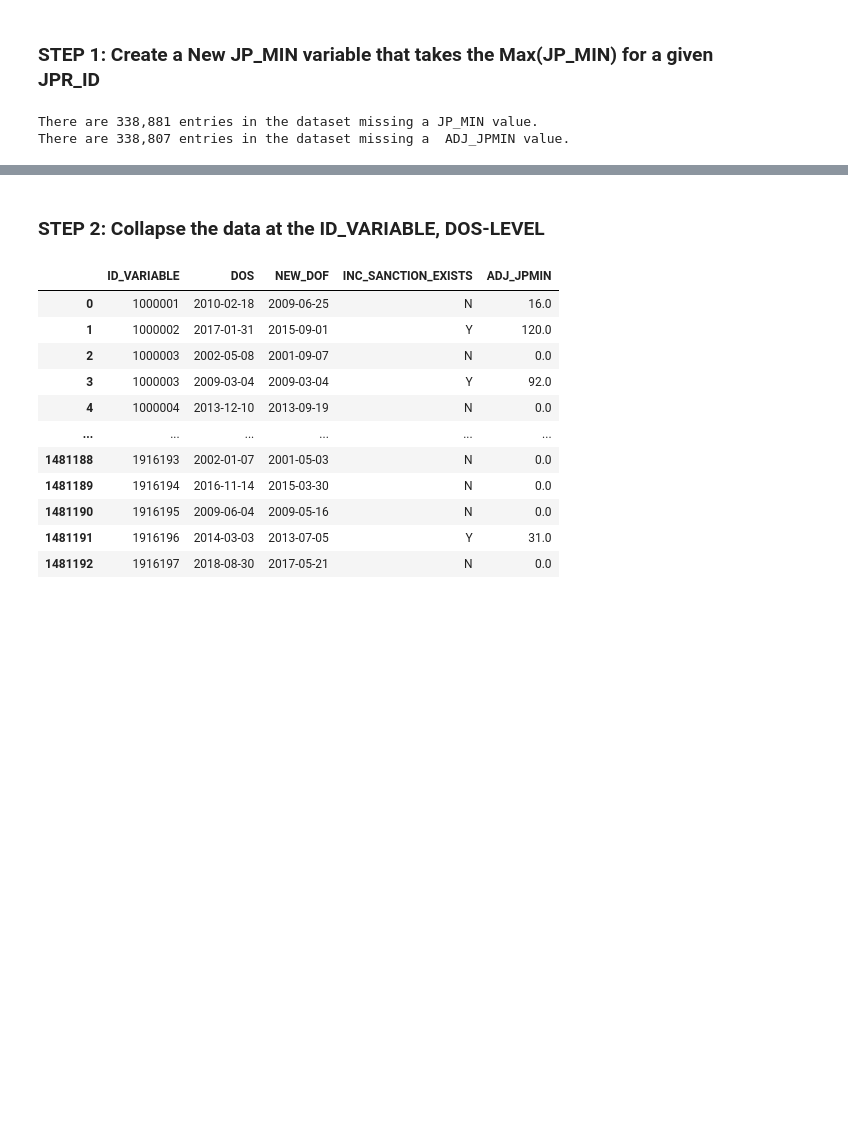
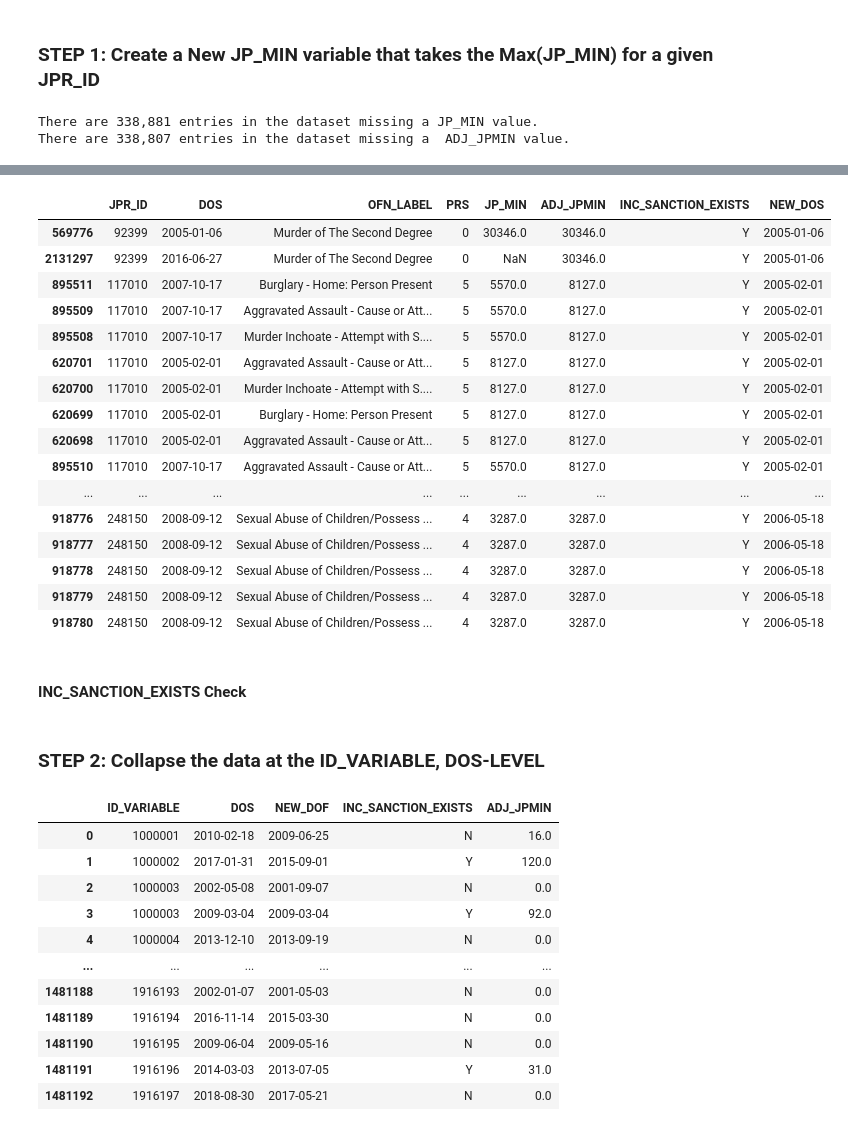
Before and after one commit to aud-z/PA_sentencing, a Jupyter notebook: data_cleaning_pipeline.ipynb, the cells around one changed output, grey strips where cells are left out. Drawn from its saved outputs; the diff is of its cells as text; code cells hidden in the pictures; blank space fills up the shorter version.

```diff
--- a/data_cleaning_pipeline.ipynb
+++ b/data_cleaning_pipeline.ipynb
@@ -184,3 +237,27 @@ There are 338,807 entries in the dataset missing a  ADJ_JPMIN value.
+# %%
+#create a new column with the NEW_DOS value
+more_than_one_dos_df["NEW_DOS"] = more_than_one_dos_df.groupby("JPR_ID")["DOS"].transform("min")
+more_than_one_dos_df[:20][["JPR_ID", "DOS", "OFN_LABEL", "PRS", "JP_MIN", "ADJ_JPMIN", "INC_SANCTION_EXISTS", "NEW_DOS"]]
+# %% [output]
+|  | JPR_ID | DOS | OFN_LABEL | PRS | JP_MIN | ADJ_JPMIN | INC_SANCTION_EXISTS | NEW_DOS |
+| 569776 | 92399 | 2005-01-06 | Murder of The Second Degree | 0 | 30346.0 | 30346.0 | Y | 2005-01-06 |
+| 2131297 | 92399 | 2016-06-27 | Murder of The Second Degree | 0 | NaN | 30346.0 | Y | 2005-01-06 |
+| 895511 | 117010 | 2007-10-17 | Burglary - Home: Person Present | 5 | 5570.0 | 8127.0 | Y | 2005-02-01 |
+| 895509 | 117010 | 2007-10-17 | Aggravated Assault - Cause or Att... | 5 | 5570.0 | 8127.0 | Y | 2005-02-01 |
+| 895508 | 117010 | 2007-10-17 | Murder Inchoate - Attempt with S.... | 5 | 5570.0 | 8127.0 | Y | 2005-02-01 |
+| 620701 | 117010 | 2005-02-01 | Aggravated Assault - Cause or Att... | 5 | 8127.0 | 8127.0 | Y | 2005-02-01 |
+| 620700 | 117010 | 2005-02-01 | Murder Inchoate - Attempt with S.... | 5 | 8127.0 | 8127.0 | Y | 2005-02-01 |
+| 620699 | 117010 | 2005-02-01 | Burglary - Home: Person Present | 5 | 8127.0 | 8127.0 | Y | 2005-02-01 |
+| 620698 | 117010 | 2005-02-01 | Aggravated Assault - Cause or Att... | 5 | 8127.0 | 8127.0 | Y | 2005-02-01 |
+| 895510 | 117010 | 2007-10-17 | Aggravated Assault - Cause or Att... | 5 | 5570.0 | 8127.0 | Y | 2005-02-01 |
+| ... | ... | ... | ... | ... | ... | ... | ... | ... |
+| 918776 | 248150 | 2008-09-12 | Sexual Abuse of Children/Possess ... | 4 | 3287.0 | 3287.0 | Y | 2006-05-18 |
+| 918777 | 248150 | 2008-09-12 | Sexual Abuse of Children/Possess ... | 4 | 3287.0 | 3287.0 | Y | 2006-05-18 |
+| 918778 | 248150 | 2008-09-12 | Sexual Abuse of Children/Possess ... | 4 | 3287.0 | 3287.0 | Y | 2006-05-18 |
+| 918779 | 248150 | 2008-09-12 | Sexual Abuse of Children/Possess ... | 4 | 3287.0 | 3287.0 | Y | 2006-05-18 |
+| 918780 | 248150 | 2008-09-12 | Sexual Abuse of Children/Possess ... | 4 | 3287.0 | 3287.0 | Y | 2006-05-18 |
+# %% [markdown]
+#### INC_SANCTION_EXISTS Check
 # %% [markdown]
 ### **STEP 2**: Collapse the data at the ID_VARIABLE, DOS-LEVEL
 # %%
```
Also changed, not shown: parts of 14 cells of this notebook.
